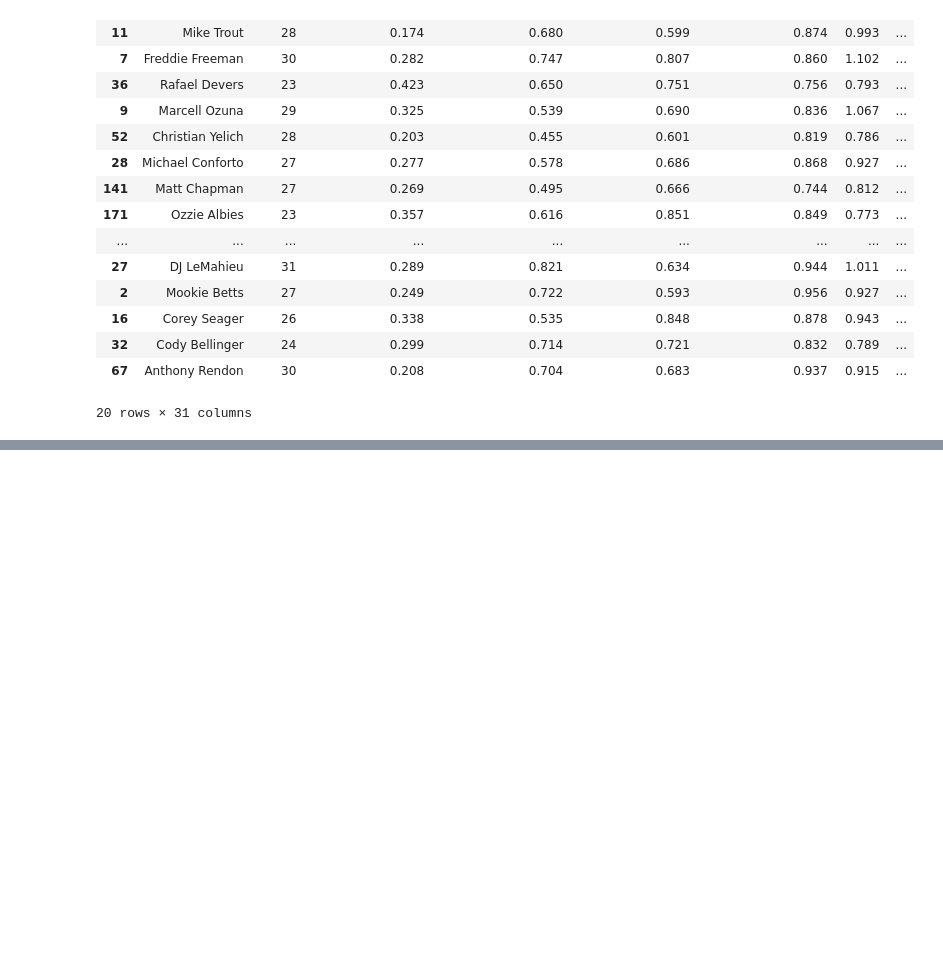
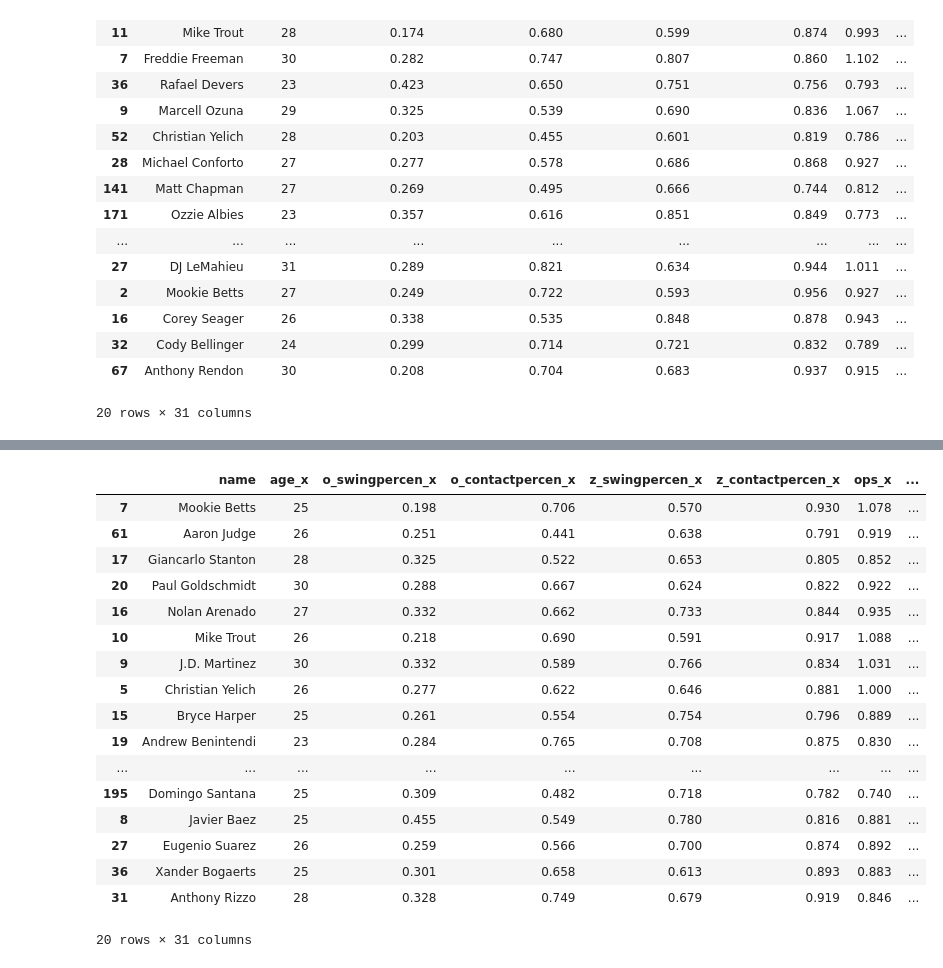
Before and after one commit to RiverJAM/Ultimate-Fantasy-Baseball-Eval-Tool, a Jupyter notebook: Hitters_model_part_2.ipynb, the cells around one changed output, grey strips where cells are left out. Cells and saved outputs as stored; diff of their text form; code cells hidden in the pictures; blank space fills up the shorter version.

```diff
--- a/Hitters_model_part_2.ipynb
+++ b/Hitters_model_part_2.ipynb
@@ -672,0 +718,45 @@ RazzSeason.head(20)
+# %%
+year = '2017'
+SeasonOne = hitters.loc[ (hitters['season']==int(year))]
+SeasonTwo = hitters.loc[ (hitters['season']==(int(year)+1))]
+
+
+SeasonOne = SeasonOne[["name", 'age','o_swingpercen','o_contactpercen','z_swingpercen','z_contactpercen','ops','r',
+                      'rbi', 'hr','sb', 'pa', 'kpercen','bbpercen','iffbpercen']]
+RazzSeason = SeasonTwo[["name",'age','o_swingpercen','o_contactpercen','z_swingpercen','z_contactpercen','ops','r',
+                      'rbi', 'hr','sb', 'pa', 'kpercen','bbpercen','iffbpercen']]
+
+RazzSeason = RazzSeason.merge(SeasonOne , on='name')
+
+X_test= RazzSeason[['age_y','o_swingpercen_x', 'o_contactpercen_x',
+        'ops_x', 'rbi_x', 'hr_x',
+       'sb_x', 'pa_x', 'kpercen_x', 'bbpercen_x', 'iffbpercen_x',
+       'o_swingpercen_y', 'o_contactpercen_y', 'z_swingpercen_y',
+       'z_contactpercen_y', 'ops_y', 'r_y', 'rbi_y', 'hr_y', 'sb_y', 'pa_y',
+       'kpercen_y', 'bbpercen_y']]
+
+Twenty_One_Prediction = model.predict(X_test)
+RazzSeason['predicted_val'] = Twenty_One_Prediction
+
+RazzSeason['predictions_ranks'] =RazzSeason['predicted_val'].rank(ascending=False)
+RazzSeason =RazzSeason.sort_values(by=['predictions_ranks'], ascending=True)
+RazzSeason.head(20)
+# %% [output]
+|  | name | age_x | o_swingpercen_x | o_contactpercen_x | z_swingpercen_x | z_contactpercen_x | ops_x | ... |
+| 7 | Mookie Betts | 25 | 0.198 | 0.706 | 0.570 | 0.930 | 1.078 | ... |
+| 61 | Aaron Judge | 26 | 0.251 | 0.441 | 0.638 | 0.791 | 0.919 | ... |
+| 17 | Giancarlo Stanton | 28 | 0.325 | 0.522 | 0.653 | 0.805 | 0.852 | ... |
+| 20 | Paul Goldschmidt | 30 | 0.288 | 0.667 | 0.624 | 0.822 | 0.922 | ... |
+| 16 | Nolan Arenado | 27 | 0.332 | 0.662 | 0.733 | 0.844 | 0.935 | ... |
+| 10 | Mike Trout | 26 | 0.218 | 0.690 | 0.591 | 0.917 | 1.088 | ... |
+| 9 | J.D. Martinez | 30 | 0.332 | 0.589 | 0.766 | 0.834 | 1.031 | ... |
+| 5 | Christian Yelich | 26 | 0.277 | 0.622 | 0.646 | 0.881 | 1.000 | ... |
+| 15 | Bryce Harper | 25 | 0.261 | 0.554 | 0.754 | 0.796 | 0.889 | ... |
+| 19 | Andrew Benintendi | 23 | 0.284 | 0.765 | 0.708 | 0.875 | 0.830 | ... |
+| ... | ... | ... | ... | ... | ... | ... | ... | ... |
+| 195 | Domingo Santana | 25 | 0.309 | 0.482 | 0.718 | 0.782 | 0.740 | ... |
+| 8 | Javier Baez | 25 | 0.455 | 0.549 | 0.780 | 0.816 | 0.881 | ... |
+| 27 | Eugenio Suarez | 26 | 0.259 | 0.566 | 0.700 | 0.874 | 0.892 | ... |
+| 36 | Xander Bogaerts | 25 | 0.301 | 0.658 | 0.613 | 0.893 | 0.883 | ... |
+| 31 | Anthony Rizzo | 28 | 0.328 | 0.749 | 0.679 | 0.919 | 0.846 | ... |
+20 rows × 31 columns
```
Also changed, not shown: parts of 4 cells of this notebook, 5 other files.
